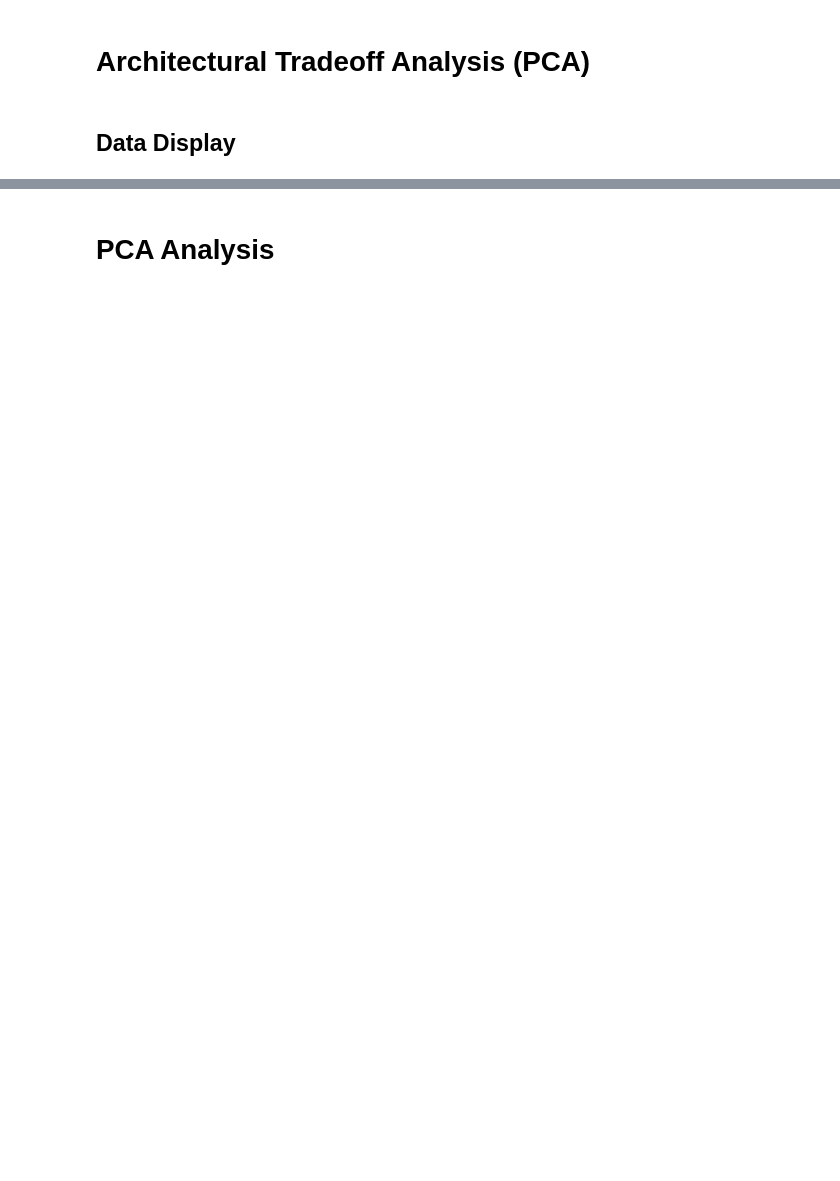
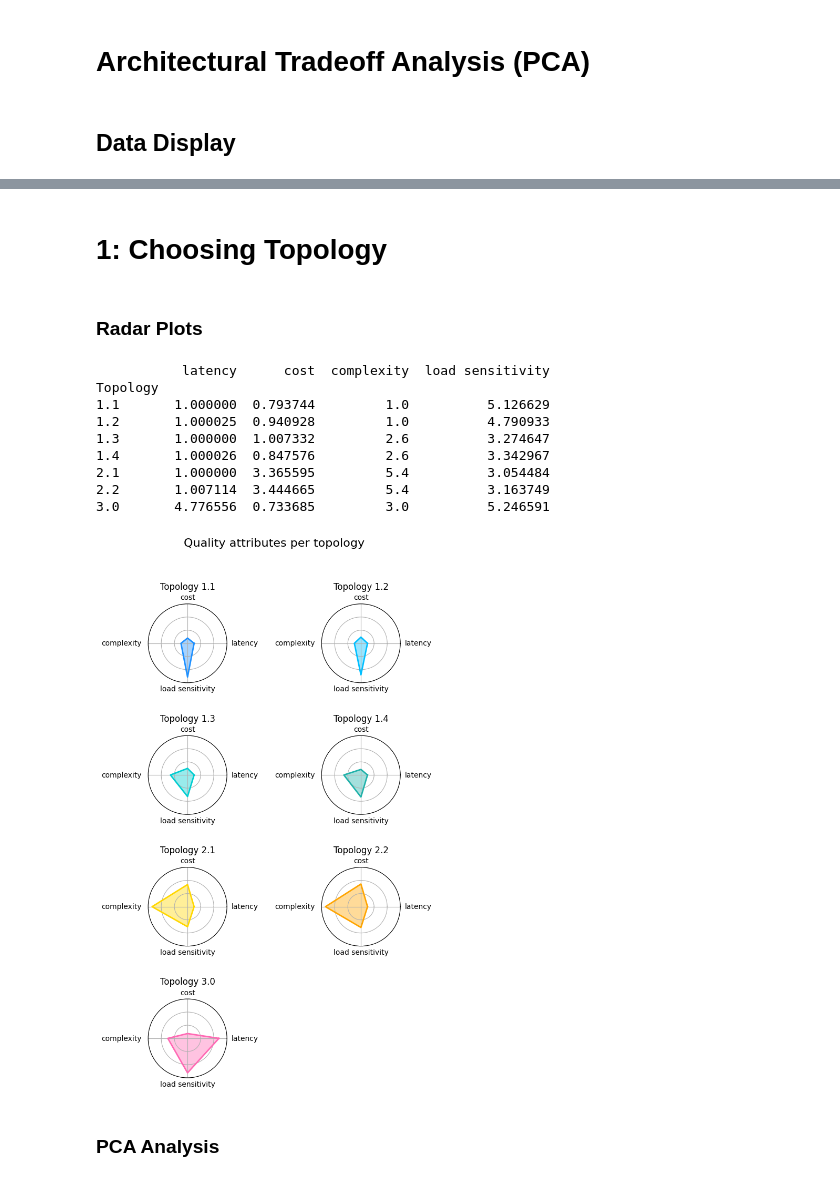
Before and after one commit to karloq/architectural-tradeoff-analysis, a Jupyter notebook: Analysis/PCA_analysis.ipynb, the cells around one changed output, grey strips where cells are left out. Cells and saved outputs as stored; diff of their text form; code cells hidden in the pictures; blank space fills up the shorter version.

```diff
--- a/Analysis/PCA_analysis.ipynb
+++ b/Analysis/PCA_analysis.ipynb
@@ -105,5 +104,45 @@ printPareto(df_filtered,df_pareto, pareto_targets, True)
+# %% [markdown]
+# 1: Choosing Topology
+# %% [markdown]
+### Radar Plots
+# %%
+df_ef = df_t_opt_15
+topologies = df_ef['Topology'].unique()
+df_mean = pd.DataFrame()
+
+df_mean = df_ef.groupby("Topology")[['latency','cost','complexity','scalability']].mean()
+
+#df_mean['complexity'] = np.log(df_mean['complexity']).multiply(1)
+df_mean['complexity'] = df_mean['complexity'].multiply(0.4).add(-1)
+df_mean['scalability']=(df_mean['scalability']-df_mean['scalability'].mean())/df_mean['scalability'].std()
+df_mean['scalability'] = df_mean['scalability'].add(4)
+df_mean['cost'] = np.log10(df_mean['cost']).multiply(2.5)
+df_mean['latency'] = df_mean['latency'].multiply(100000).add(10)
+df_mean['latency'] = np.log10(df_mean['latency'])
+
+df_mean.rename(columns = {'scalability':'load sensitivity'}, inplace = True)
+
+print(df_mean)
+
+fill_color = ["dodgerblue","deepskyblue","darkturquoise","lightseagreen", "gold", "orange","hotpink"];
+"""printRadarPlots(df_mean.iloc[0:4], fill_color[0:4], 1 , 4, (-0.2,0.1,-0.42,0.1),(12,12))
+printRadarPlots(df_mean.iloc[4:6], fill_color[4:6], 1 , 2, (-0.2,0.1,-0.42,0.1),(5.2,4))
+printRadarPlots(df_mean.iloc[6:7], fill_color[6:7], 1 , 1, (-0.2,0.1,-0.42,0.1),(2,1.6))"""
+
+printRadarPlots(df_mean, fill_color, 4 , 2, (-0.2,0.1,-0.42,0.1),(6,12), "Quality attributes per topology")
+# %% [output]
+           latency      cost  complexity  load sensitivity
+Topology
+1.1       1.000000  0.793744         1.0          5.126629
+1.2       1.000025  0.940928         1.0          4.790933
+1.3       1.000000  1.007332         2.6          3.274647
+1.4       1.000026  0.847576         2.6          3.342967
+2.1       1.000000  3.365595         5.4          3.054484
+2.2       1.007114  3.444665         5.4          3.163749
+3.0       4.776556  0.733685         3.0          5.246591
+[figure, added]
 # %% [markdown]
-# PCA Analysis
+### PCA Analysis
 # %%
 # Same for full matrix (without pareto)
 corr_full = df.corr()
```
Also changed, not shown: parts of 14 cells of this notebook, 2 other files.
